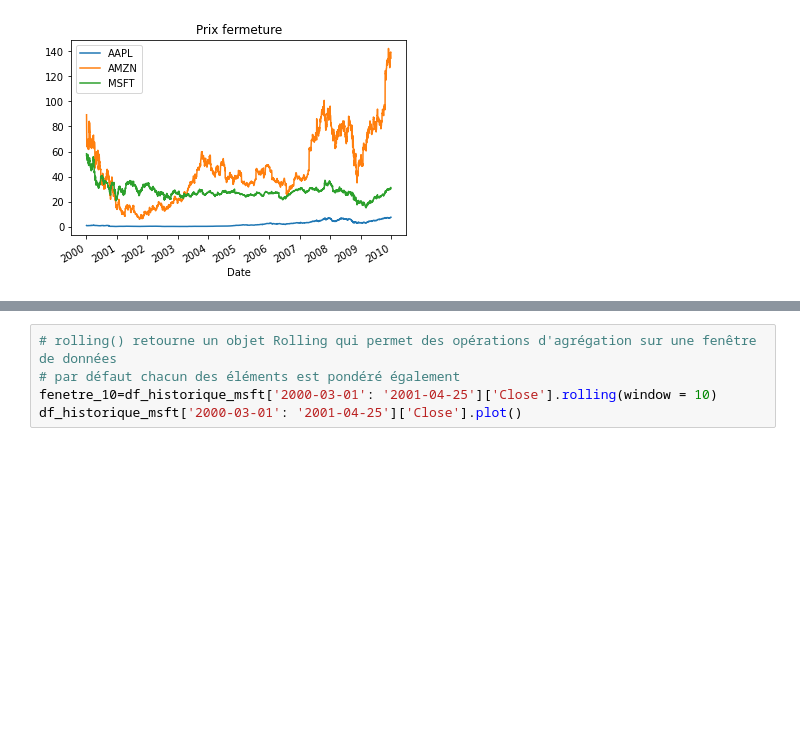
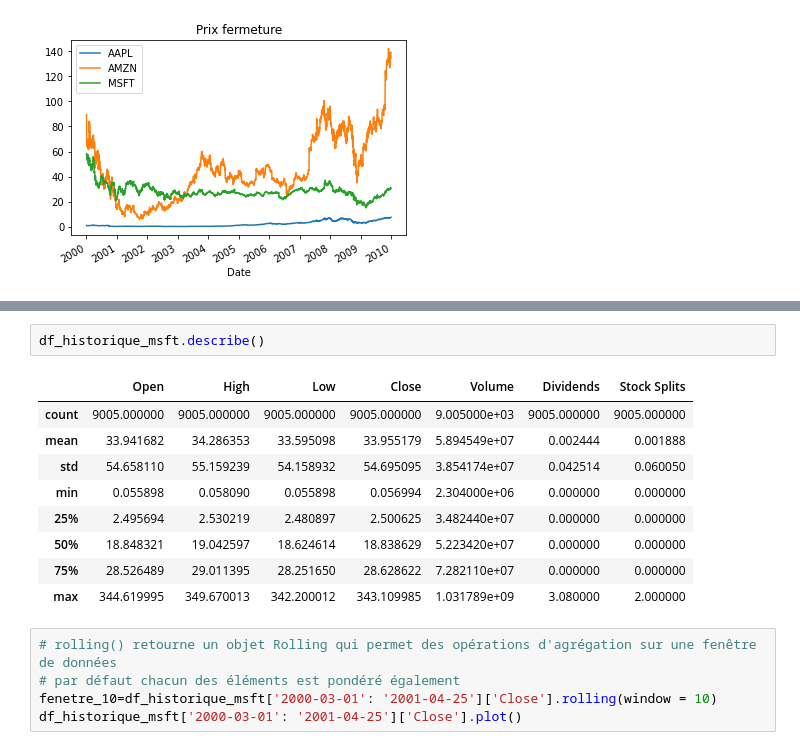
Before and after one commit to RobertGodin/CodePython, a Jupyter notebook: Notebooks/PandasYfinance.ipynb, the cells around one changed output, grey strips where cells are left out. Saved outputs shown, nothing was run; the diff lists cells and outputs as text; blank space fills up the shorter version.

```diff
--- a/Notebooks/PandasYfinance.ipynb
+++ b/Notebooks/PandasYfinance.ipynb
@@ -331,3 +327,15 @@ fenetre_10.mean().plot()
+# %%
+df_historique_msft.describe()
+# %% [output]
+|  | Open | High | Low | Close | Volume | Dividends | Stock Splits |
+| count | 9005.000000 | 9005.000000 | 9005.000000 | 9005.000000 | 9.005000e+03 | 9005.000000 | 9005.000000 |
+| mean | 33.941682 | 34.286353 | 33.595098 | 33.955179 | 5.894549e+07 | 0.002444 | 0.001888 |
+| std | 54.658110 | 55.159239 | 54.158932 | 54.695095 | 3.854174e+07 | 0.042514 | 0.060050 |
+| min | 0.055898 | 0.058090 | 0.055898 | 0.056994 | 2.304000e+06 | 0.000000 | 0.000000 |
+| 25% | 2.495694 | 2.530219 | 2.480897 | 2.500625 | 3.482440e+07 | 0.000000 | 0.000000 |
+| 50% | 18.848321 | 19.042597 | 18.624614 | 18.838629 | 5.223420e+07 | 0.000000 | 0.000000 |
+| 75% | 28.526489 | 29.011395 | 28.251650 | 28.628622 | 7.282110e+07 | 0.000000 | 0.000000 |
+| max | 344.619995 | 349.670013 | 342.200012 | 343.109985 | 1.031789e+09 | 3.080000 | 2.000000 |
 # %%
 # rolling() retourne un objet Rolling qui permet des opérations d'agrégation sur une fenêtre de données
 # par défaut chacun des éléments est pondéré également
```
Also changed, not shown: parts of 20 cells of this notebook, 3 other files.
